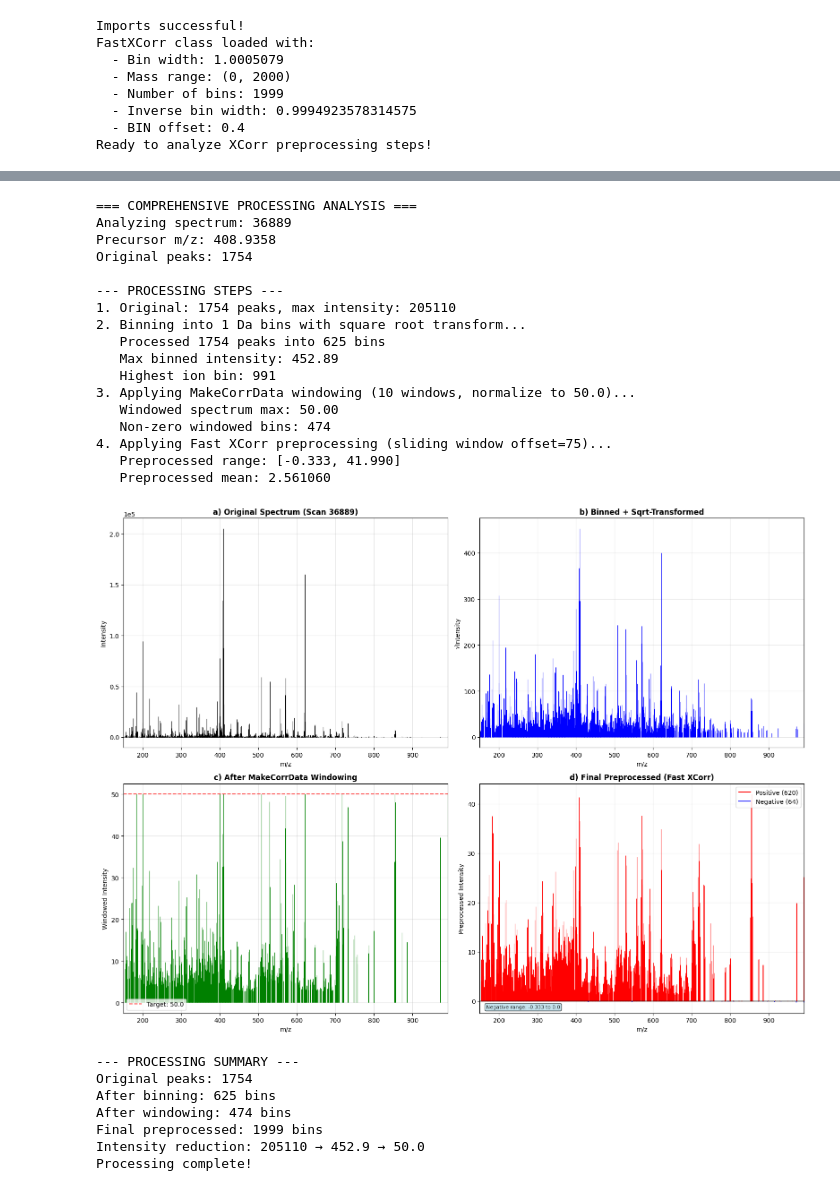
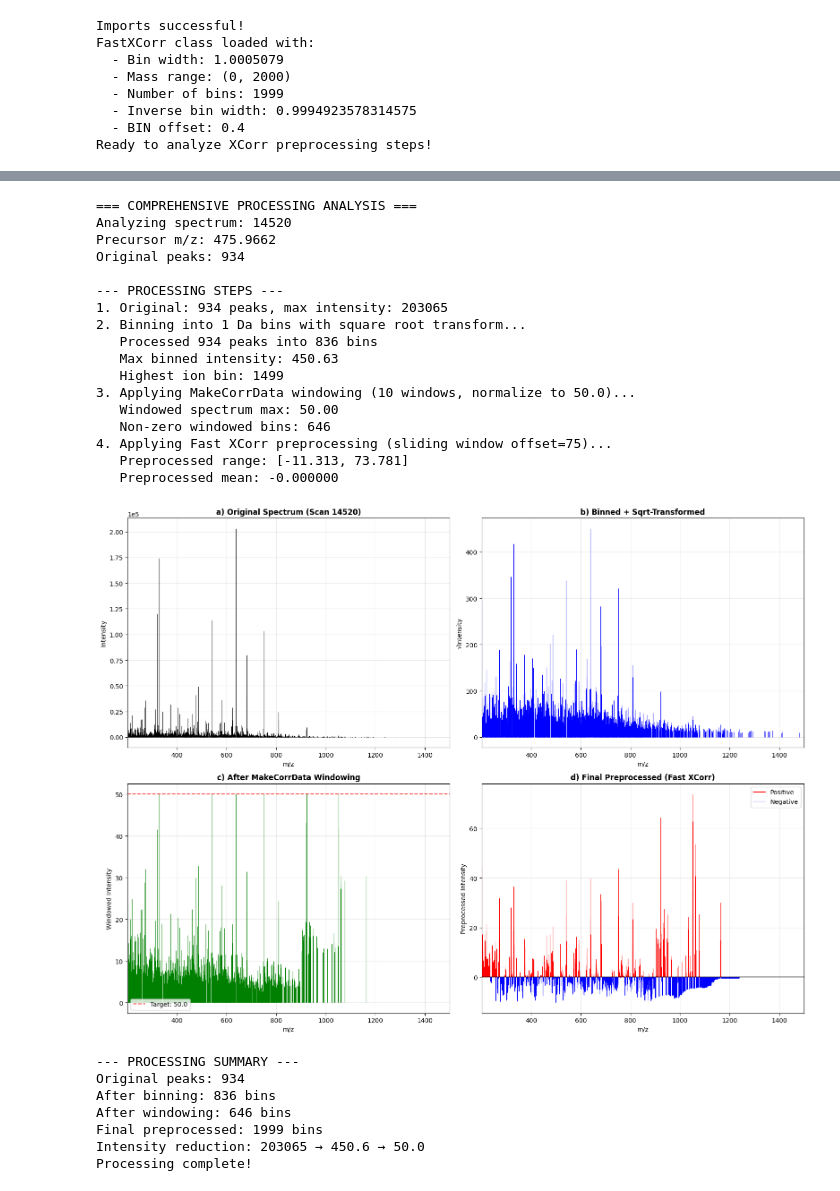
Before and after one commit to maccoss/pyXcorrDIA, a Jupyter notebook: XCorr_Preprocessing_Analysis.ipynb, the cells around one changed output, grey strips where cells are left out. Cells and saved outputs as stored; diff of their text form; code cells hidden in the pictures.

Commit message:
Xcorr working better

```diff
--- a/XCorr_Preprocessing_Analysis.ipynb
+++ b/XCorr_Preprocessing_Analysis.ipynb
@@ -82,7 +82,7 @@ xcorr_engine = FastXCorr()
 #   - Set to a specific scan ID (e.g., 36889) to analyze that spectrum
 #   - Set to None or 'first' to use the first MS2 spectrum
 #   - Set to 'random' to pick a random spectrum
-TARGET_SPECTRUM = 36889  # Change this value to analyze different spectra
+TARGET_SPECTRUM = 14520  # Change this value to analyze different spectra
 
 # PLOTTING CONFIGURATION: Set m/z range for plots
 # Options:
@@ -91,7 +91,7 @@ TARGET_SPECTRUM = 36889  # Change this value to analyze different spectra
 PLOT_MZ_RANGE = None  # Change to [300, 1500] for fixed range, or None for dynamic
 
 # Read mzML file
-mzml_file = 'EXP25033_2025us0059aX11_A.mzML'
+mzml_file = 'Ste-2025-01-08_I_1Th_GPFDIA_400-500_15m_015.mzML'
 print(f"Reading {mzml_file}...")
 
 if TARGET_SPECTRUM is None or TARGET_SPECTRUM == 'first':
@@ -214,7 +212,13 @@ print(f"Analyzing spectrum: {spectrum.scan_id}")
 print(f"Precursor m/z: {spectrum.precursor_mz:.4f}")
 print(f"Original peaks: {len(spectrum.mz_array)}")
 
-# Reload the module to pick up the changes (no peak filtering)
+# Import pyXcorrDIA module properly
+import sys
+import os
+sys.path.append('.')
+import pyXcorrDIA
+
+# Reload the module to pick up any changes (no peak filtering)
 import importlib
 importlib.reload(pyXcorrDIA)
 
@@ -332,48 +336,48 @@ ax4.set_ylabel('Preprocessed Intensity')
 ax4.grid(True, alpha=0.3)
 ax4.set_xlim(plot_min_mz, plot_max_mz)
 ax4.axhline(y=0, color='k', linestyle='-', alpha=0.5)
 if np.any(positive_mask) or np.any(negative_mask):
     ax4.legend()
 
 plt.tight_layout()
 plt.show()
 
 # Summary statistics
 print(f"\n--- PROCESSING SUMMARY ---")
 print(f"Original peaks: {len(original_mz)}")
 print(f"After binning: {np.count_nonzero(binned_spectrum)} bins")
 print(f"After windowing: {np.count_nonzero(windowed_spectrum)} bins")
 print(f"Final preprocessed: {len(preprocessed_spectrum)} bins")
 print(f"Intensity reduction: {original_intensity.max():.0f} → {highest_intensity:.1f} → {windowed_spectrum.max():.1f}")
 print(f"Processing complete!")
 
 # Store results for further analysis
 spectrum.binned_spectrum = binned_spectrum
 spectrum.windowed_spectrum = windowed_spectrum
 spectrum.preprocessed_spectrum = preprocessed_spectrum
 # %% [output]
 === COMPREHENSIVE PROCESSING ANALYSIS ===
-Analyzing spectrum: 36889
-Precursor m/z: 408.9358
-Original peaks: 1754
+Analyzing spectrum: 14520
+Precursor m/z: 475.9662
+Original peaks: 934
 
 --- PROCESSING STEPS ---
-1. Original: 1754 peaks, max intensity: 205110
+1. Original: 934 peaks, max intensity: 203065
 2. Binning into 1 Da bins with square root transform...
-   Processed 1754 peaks into 625 bins
-   Max binned intensity: 452.89
-   Highest ion bin: 991
+   Processed 934 peaks into 836 bins
+   Max binned intensity: 450.63
+   Highest ion bin: 1499
 3. Applying MakeCorrData windowing (10 windows, normalize to 50.0)...
    Windowed spectrum max: 50.00
-   Non-zero windowed bins: 474
+   Non-zero windowed bins: 646
 4. Applying Fast XCorr preprocessing (sliding window offset=75)...
-   Preprocessed range: [-0.333, 41.990]
-   Preprocessed mean: 2.561060
+   Preprocessed range: [-11.313, 73.781]
+   Preprocessed mean: -0.000000
-[figure, old version]
+[figure, new version]
 --- PROCESSING SUMMARY ---
-Original peaks: 1754
-After binning: 625 bins
-After windowing: 474 bins
+Original peaks: 934
+After binning: 836 bins
+After windowing: 646 bins
 Final preprocessed: 1999 bins
-Intensity reduction: 205110 → 452.9 → 50.0
+Intensity reduction: 203065 → 450.6 → 50.0
 Processing complete!
```
Also changed, not shown: parts of 15 cells of this notebook, 8 other files.
